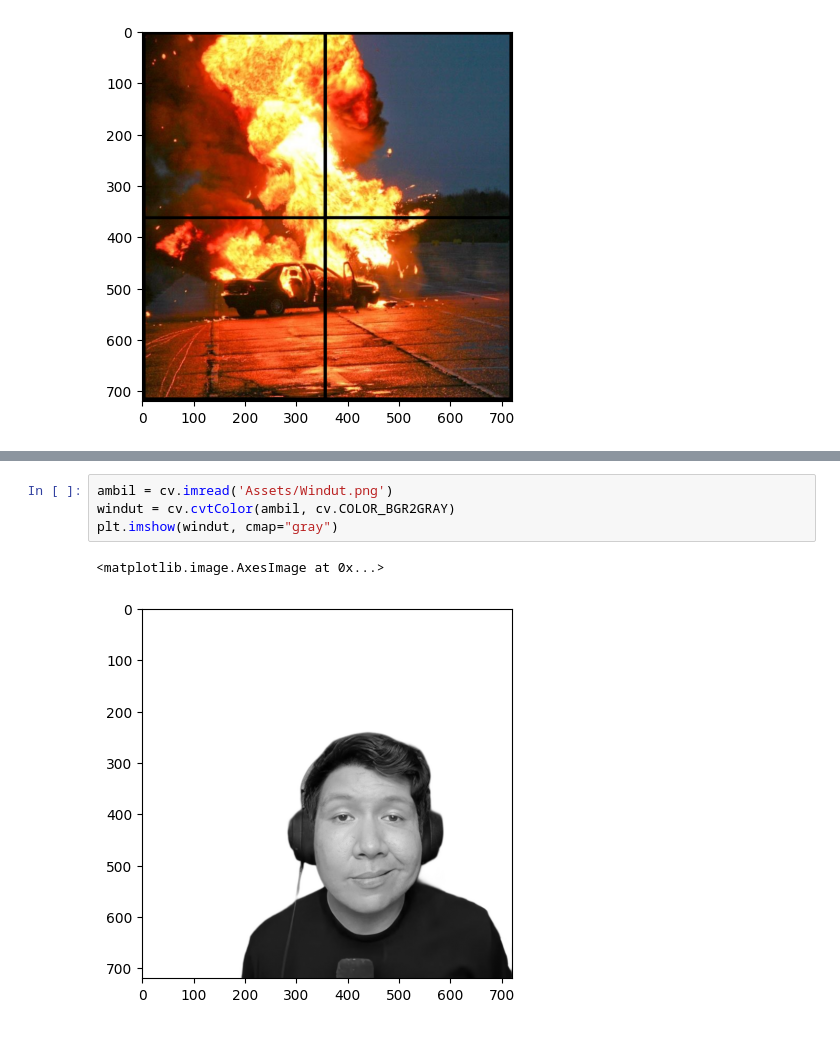
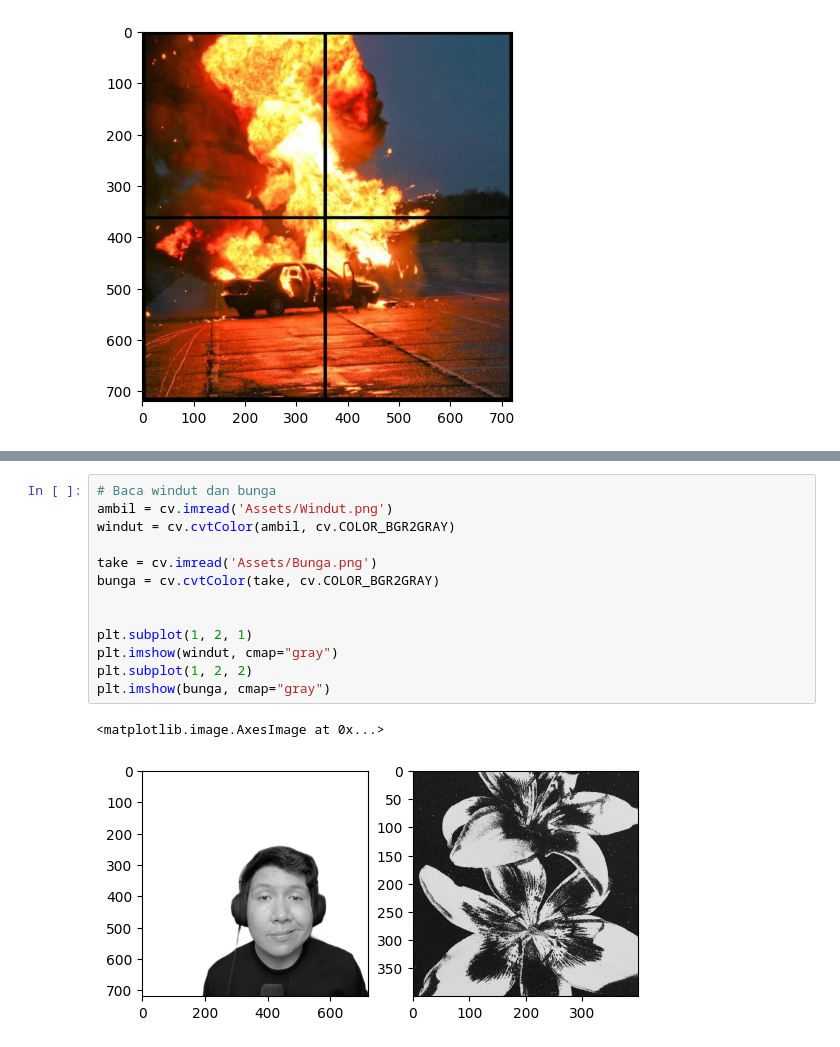
Before and after one commit to praktikum-pcd-2026/jurnal-modul-2-samarawards, a Jupyter notebook: modul2.ipynb, the cells around one changed output, grey strips where cells are left out. Cells and saved outputs as stored; diff of their text form.

```diff
--- a/modul2.ipynb
+++ b/modul2.ipynb
@@ -160,7 +82,16 @@ plot_histogram(histo2, "setelah equalisasi", "red")
 # %%
+# Baca windut dan bunga
 ambil = cv.imread('Assets/Windut.png')
 windut = cv.cvtColor(ambil, cv.COLOR_BGR2GRAY)
+
+take = cv.imread('Assets/Bunga.png')
+bunga = cv.cvtColor(take, cv.COLOR_BGR2GRAY)
+
+
+plt.subplot(1, 2, 1)
 plt.imshow(windut, cmap="gray")
+plt.subplot(1, 2, 2)
+plt.imshow(bunga, cmap="gray")
 # %% [output]
 <matplotlib.image.AxesImage at 0x...>
-[figure, old version]
+[figure, new version]
```
Also changed, not shown: parts of 27 cells of this notebook, 4 other files.
